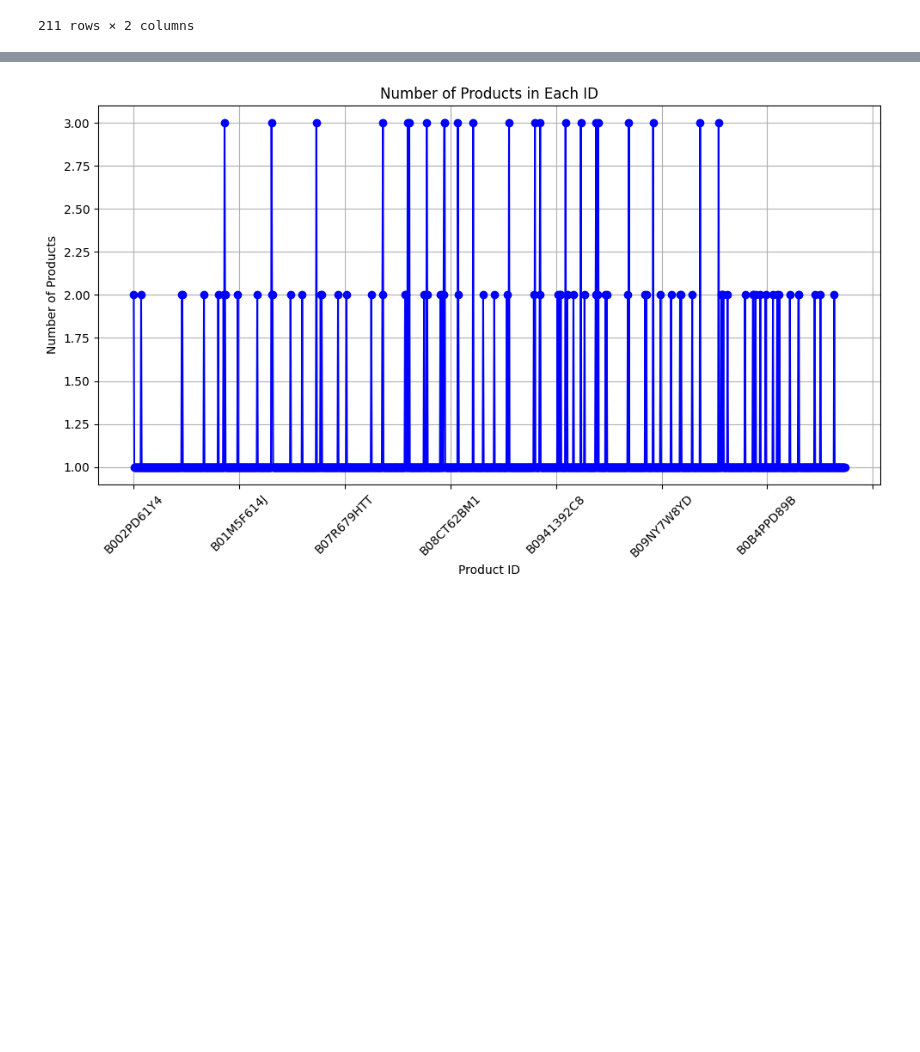
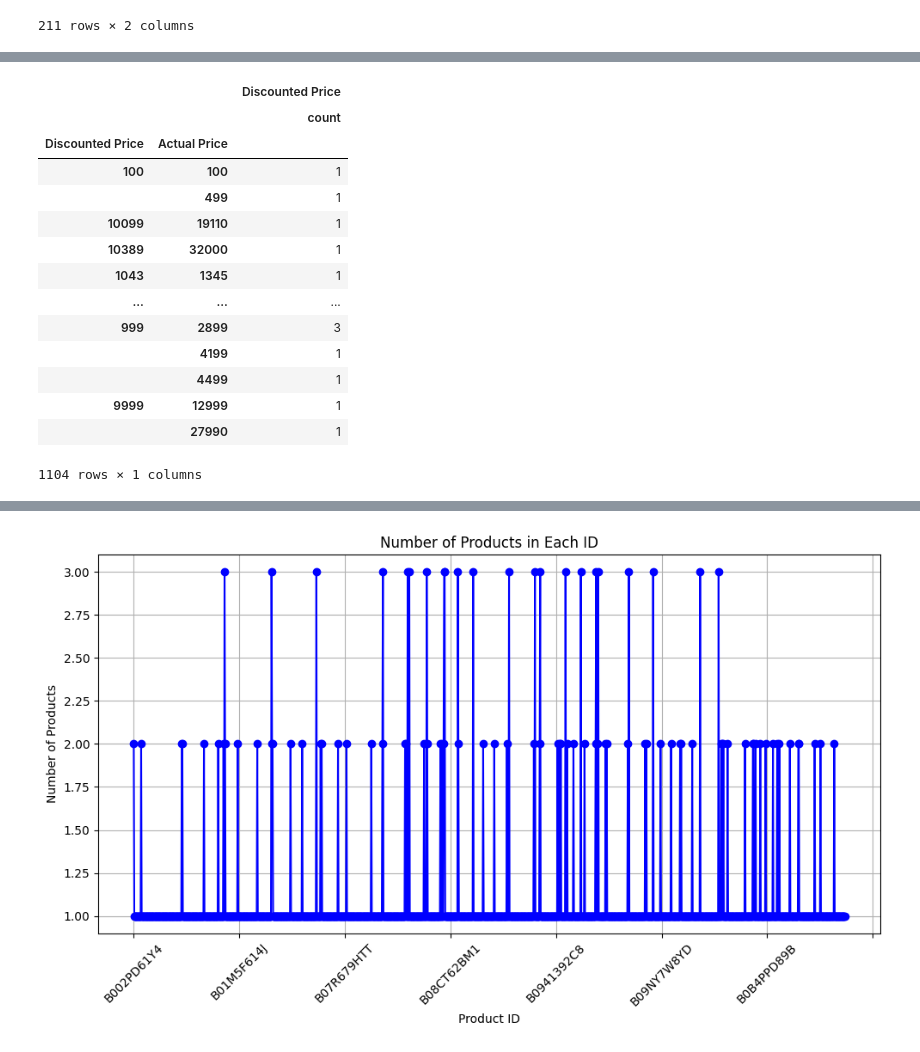
Before and after one commit to aditya3492gupta/Data-Science-Training, a Jupyter notebook: Assignment 1/a1.ipynb, the cells around one changed output, grey strips where cells are left out. Saved outputs shown, nothing was run; the diff lists cells and outputs as text; code cells hidden in the pictures; blank space fills up the shorter version.

```diff
--- a/Assignment 1/a1.ipynb
+++ b/Assignment 1/a1.ipynb
@@ -246,3 +245,6 @@ grouped
 | 209 | OfficeProducts|OfficePaperProduct... | B07SBGFDX9,B00LZPQVMK,B0746N6WML |
 | 210 | Toys&Games|Arts&Crafts|Drawing&Pa... | B00DJ5N9VK |
 211 rows × 2 columns
+# %%
+df_gp=df.groupby(['Discounted Price','Actual Price'])
+df_gp
@@ -248,0 +273,19 @@ grouped
+# %%
+df_agg=df_gp.agg({'Discounted Price':['count']})
+df_agg
+# %% [output]
+|  |  | Discounted Price |
+|  |  | count |
+| Discounted Price | Actual Price |  |
+| 100 | 100 | 1 |
+|  | 499 | 1 |
+| 10099 | 19110 | 1 |
+| 10389 | 32000 | 1 |
+| 1043 | 1345 | 1 |
+| ... | ... | ... |
+| 999 | 2899 | 3 |
+|  | 4199 | 1 |
+|  | 4499 | 1 |
+| 9999 | 12999 | 1 |
+|  | 27990 | 1 |
+1104 rows × 1 columns
```
Also changed, not shown: parts of 12 cells of this notebook, 1 other file.
